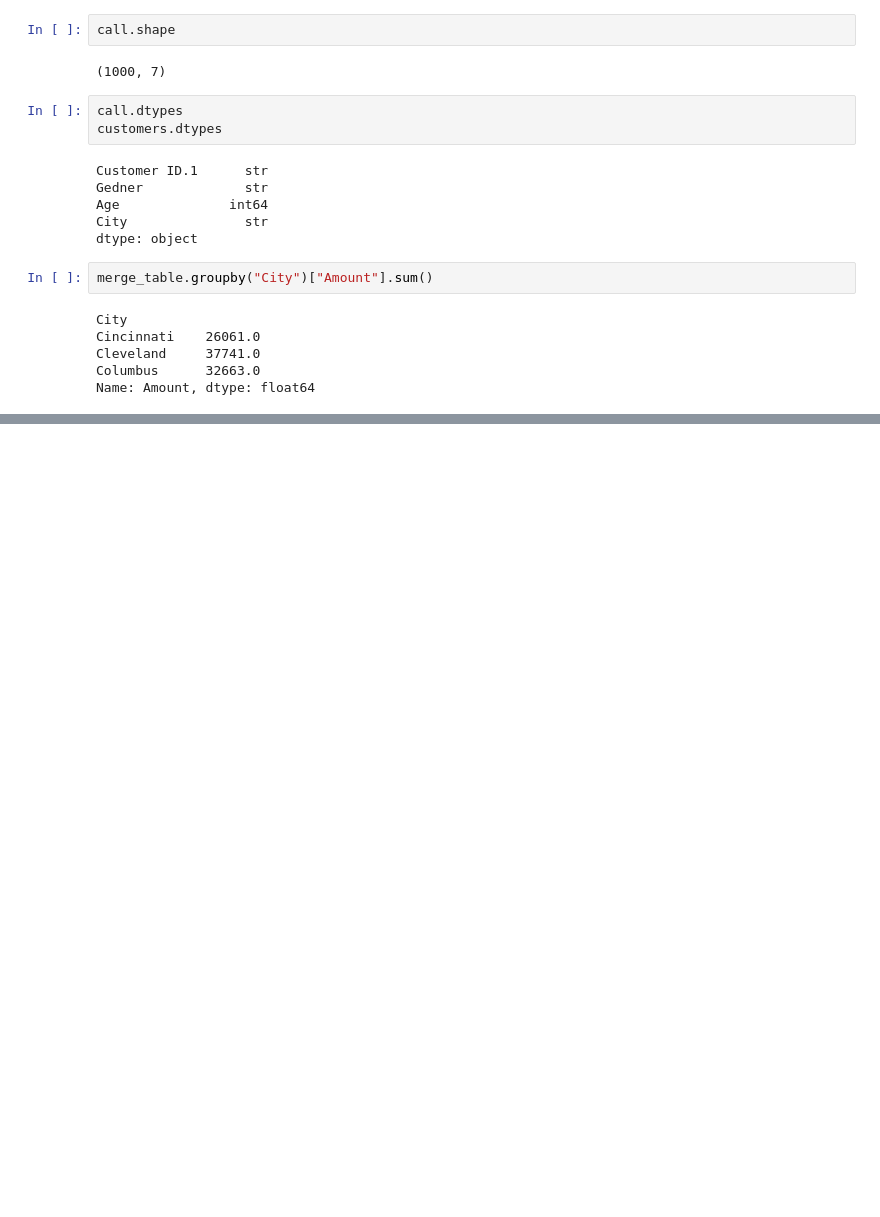
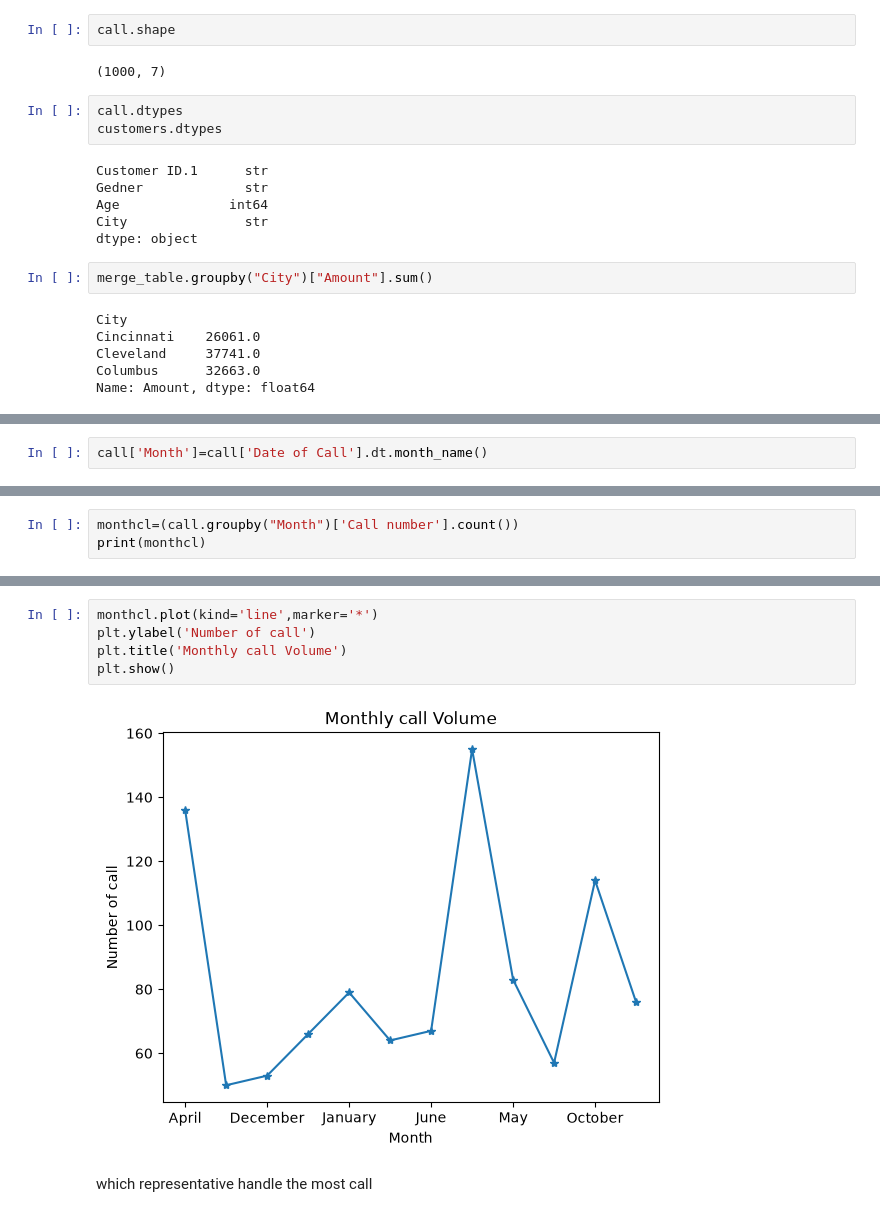
Before and after one commit to Muthamilbharathi/Call-center-perfomance-analysis, a Jupyter notebook: Source/call_center.ipynb, the cells around one changed output, grey strips where cells are left out. Drawn from its saved outputs; the diff is of its cells as text; blank space fills up the shorter version.

Commit message:
Charts Done

```diff
--- a/Source/call_center.ipynb
+++ b/Source/call_center.ipynb
@@ -419,0 +514,2 @@ Name: Amount, dtype: float64
+# %%
+call['Month']=call['Date of Call'].dt.month_name()
@@ -419,0 +527,3 @@ Name: Amount, dtype: float64
+# %%
+monthcl=(call.groupby("Month")['Call number'].count())
+print(monthcl)
@@ -419,0 +545,9 @@ Name: Amount, dtype: float64
+# %%
+monthcl.plot(kind='line',marker='*')
+plt.ylabel('Number of call')
+plt.title('Monthly call Volume')
+plt.show()
+# %% [output]
+[figure, added]
+# %% [markdown]
+which representative handle the most call
```
Also changed, not shown: parts of 35 cells of this notebook, 1 other file.
